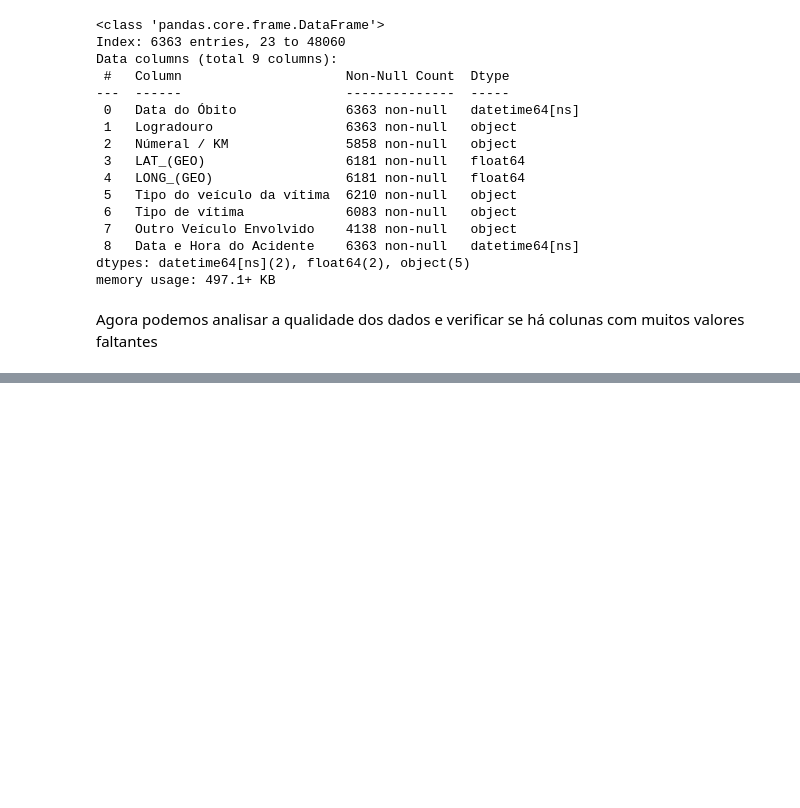
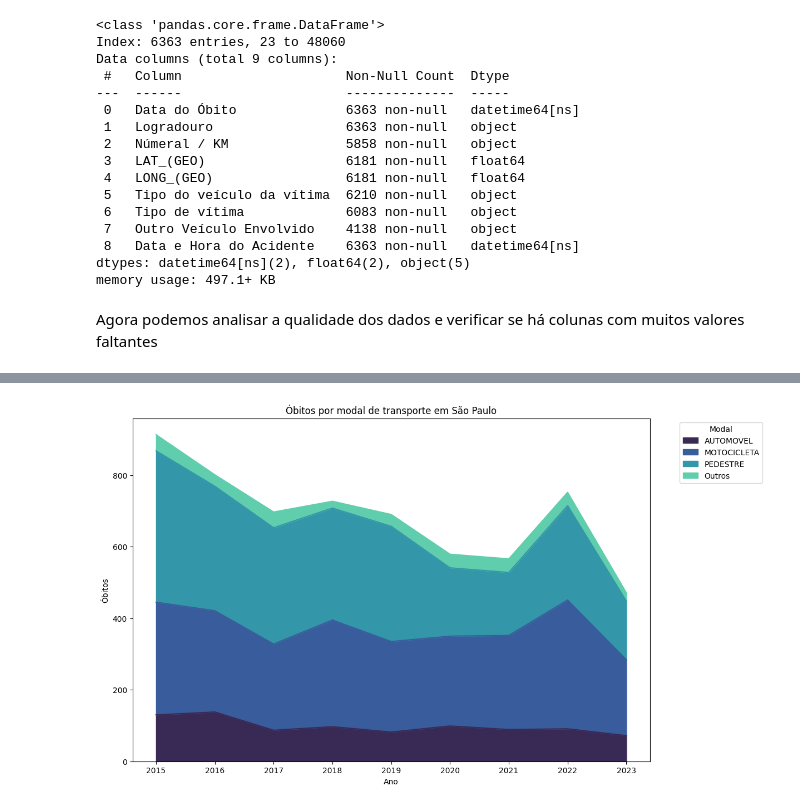
Before and after one commit to Insper-Data/2023-2_faixa_azul, a Jupyter notebook: notebooks/analise_infosiga_obitos.ipynb, the cells around one changed output, grey strips where cells are left out. Drawn from its saved outputs; the diff is of its cells as text; code cells hidden in the pictures; blank space fills up the shorter version.

```diff
--- a/notebooks/analise_infosiga_obitos.ipynb
+++ b/notebooks/analise_infosiga_obitos.ipynb
@@ -303,0 +375,5 @@ dtype: float64
+# %%
+df_pivot_simpl = df_pivot.copy()
+df_pivot_simpl["Outros"] = df_pivot_simpl[["BICICLETA", "ONIBUS","OUTROS", "CAMINHAO"]].sum(axis=1)
+df_pivot_simpl.drop(columns=["BICICLETA", "ONIBUS","OUTROS", "CAMINHAO"], inplace=True)
+df_pivot_simpl.head()
@@ -303,0 +429,26 @@ dtype: float64
+# %%
+import matplotlib.pyplot as plt
+import pandas as pd
+import seaborn as sns
+
+# Assuming df is your DataFrame and it's structured correctly
+# If not, you might need to pivot the DataFrame first
+
+# # Pivoting the DataFrame if necessary
+# df_pivot = ano_por_modal.pivot_table(index='ano', columns='Tipo do veículo da vítima', values='Data e Hora do Acidente')
+colors = sns.color_palette("mako", n_colors=len(df_pivot_simpl.columns))
+# Plotting
+df_pivot_simpl.plot.area(figsize=(12, 8),color = colors)
+plt.title('Óbitos por modal de transporte em São Paulo')
+plt.xlabel('Ano')
+plt.ylabel('Óbitos')
+plt.legend(title='Modal', bbox_to_anchor=(1.05, 1), loc='upper left')
+plt.xticks(df_pivot_simpl.index)  # Ensuring that all years are shown on the x-axis
+# plt.tight_layout()
+# plt.figure(figsize=(20, 50))
+
+plt.show()
+
+# sns.color_palette("mako, as_cmap=True)
+# %% [output]
+[figure, added]
```
Also changed, not shown: parts of 16 cells of this notebook, 4 other files.
